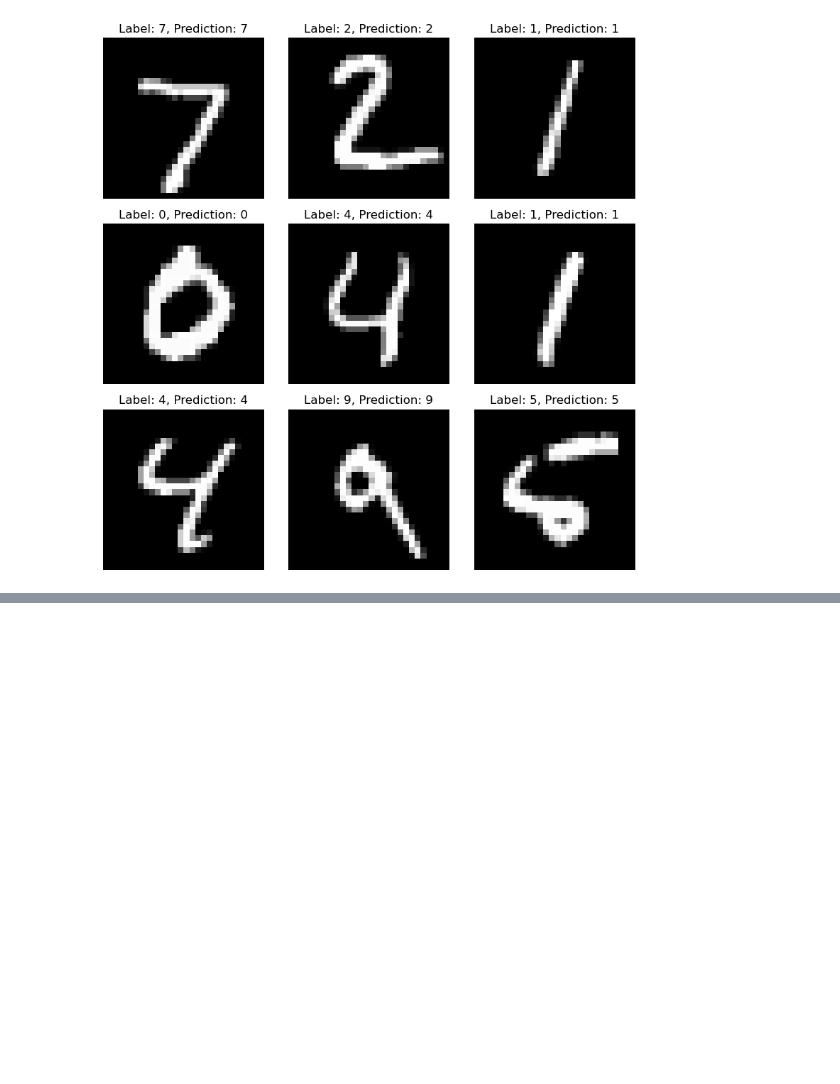
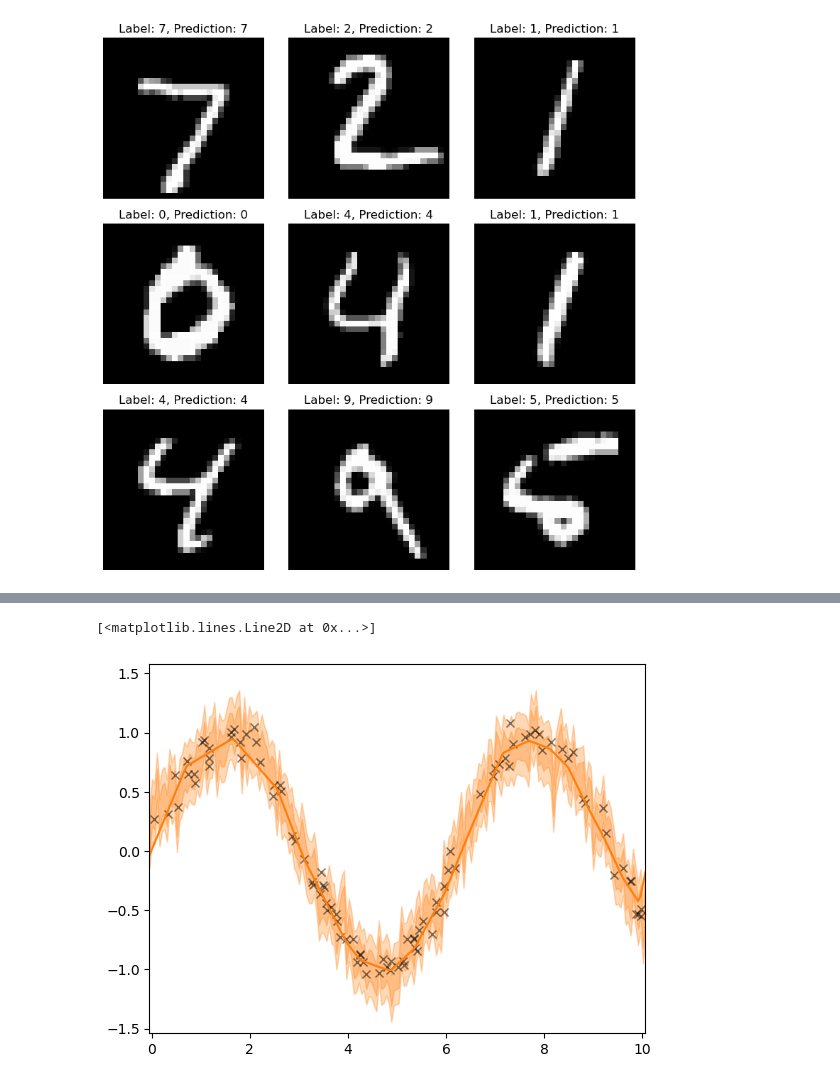
Before and after one commit to zvkong/ai-core, a Jupyter notebook: src/stat9340/hw3.ipynb, the cells around one changed output, grey strips where cells are left out. Saved outputs shown, nothing was run; the diff lists cells and outputs as text; code cells hidden in the pictures; blank space fills up the shorter version.

```diff
--- a/src/stat9340/hw3.ipynb
+++ b/src/stat9340/hw3.ipynb
@@ -412,0 +504,3 @@ Test Loss: 0.2387, Test Accuracy: 0.9794
+# %%
+X= np.random.rand(100, 1) * 10
+Y= np.sin(X) + np.random.normal(0, 0.1, (X.shape[0],1))
@@ -412,0 +586,6 @@ Test Loss: 0.2387, Test Accuracy: 0.9794
+# %%
+double_layer_dgp= gpflux.models.DeepGP([gp_layer, gp_layer2], likelihood_layer)
+model2= double_layer_dgp.as_training_model()
+model2.compile(tf_keras.optimizers.Adam(0.01))
+model2.fit({"inputs": X, "targets": Y},
+epochs=int(1000), verbose=0)
@@ -412,0 +595,25 @@ Test Loss: 0.2387, Test Accuracy: 0.9794
+# %%
+X_MARGIN, Y_MARGIN= 0.1, 0.5
+fig, ax= plt.subplots()
+num_data_seq= 200
+X_seq= np.linspace(X.min()- X_MARGIN,
+                    X.max() + X_MARGIN,
+                    num_data_seq).reshape(-1, 1)
+model2= double_layer_dgp.as_prediction_model()
+out2 = model2(X_seq)
+mu2 = out2.y_mean.numpy().squeeze()
+var2 = out2.y_var.numpy().squeeze()
+X_test= X_seq.squeeze()
+# dual bands
+for i in [1, 2]:
+    lower= mu2 - i * np.sqrt(var2)
+    upper= mu2 + i * np.sqrt(var2)
+    ax.fill_between(X_test, lower, upper,
+                    color="C1", alpha=0.3)
+ax.set_ylim(Y.min()- Y_MARGIN, Y.max() + Y_MARGIN)
+ax.set_xlim(X.min()- X_MARGIN, X.max() + X_MARGIN)
+ax.plot(X, Y, "kx", alpha=0.5)
+ax.plot(X_test, mu, "C1")
+# %% [output]
+[<matplotlib.lines.Line2D at 0x...>]
+[figure, added]
```
Also changed, not shown: parts of 26 cells of this notebook, 4 other files.
